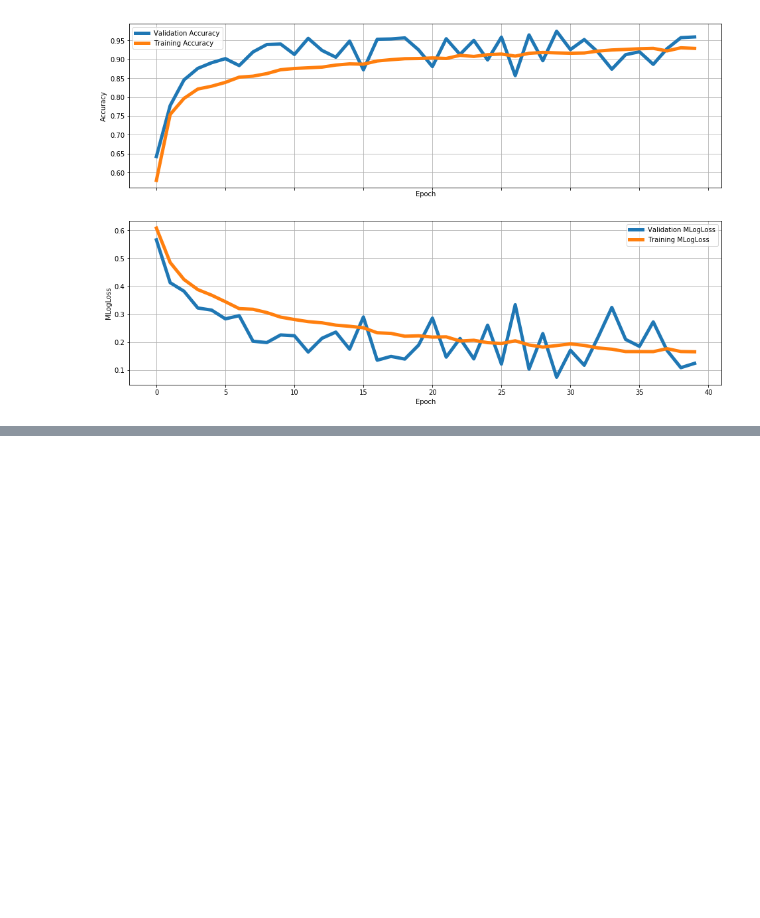
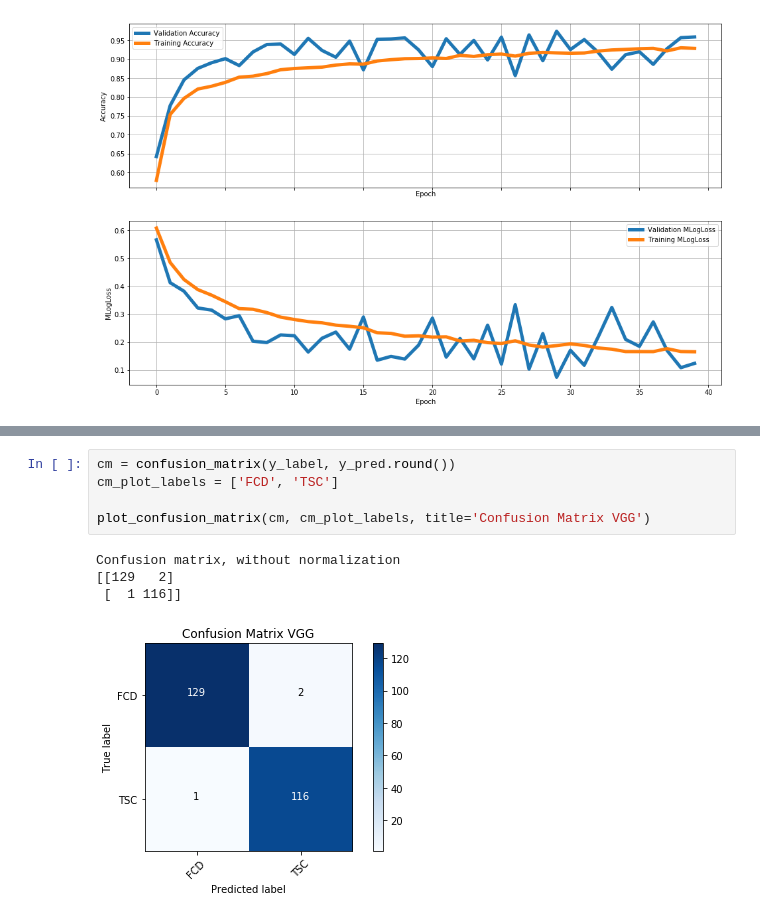
Before and after one commit to FAU-DLM/FCDIIb_TSC, a Jupyter notebook: VGG/VGG_RCZ.ipynb, the cells around one changed output, grey strips where cells are left out. Saved outputs shown, nothing was run; the diff lists cells and outputs as text; blank space fills up the shorter version.

```diff
--- a/VGG/VGG_RCZ.ipynb
+++ b/VGG/VGG_RCZ.ipynb
@@ -544,0 +691,10 @@ plot_history(history, modelname = model_name, path=base_path)
+# %%
+cm = confusion_matrix(y_label, y_pred.round())
+cm_plot_labels = ['FCD', 'TSC']
+
+plot_confusion_matrix(cm, cm_plot_labels, title='Confusion Matrix VGG')
+# %% [output]
+Confusion matrix, without normalization
+[[129   2]
+ [  1 116]]
+[figure, added]
```
Also changed, not shown: parts of 26 cells of this notebook.
